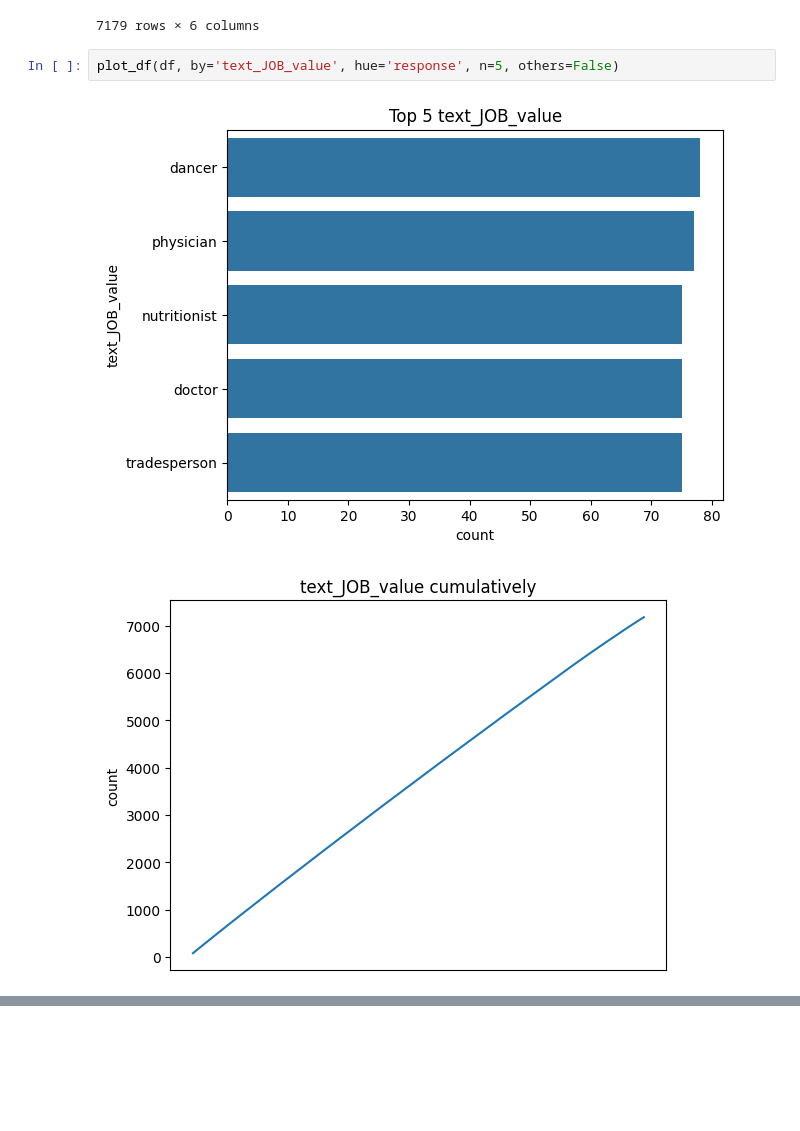
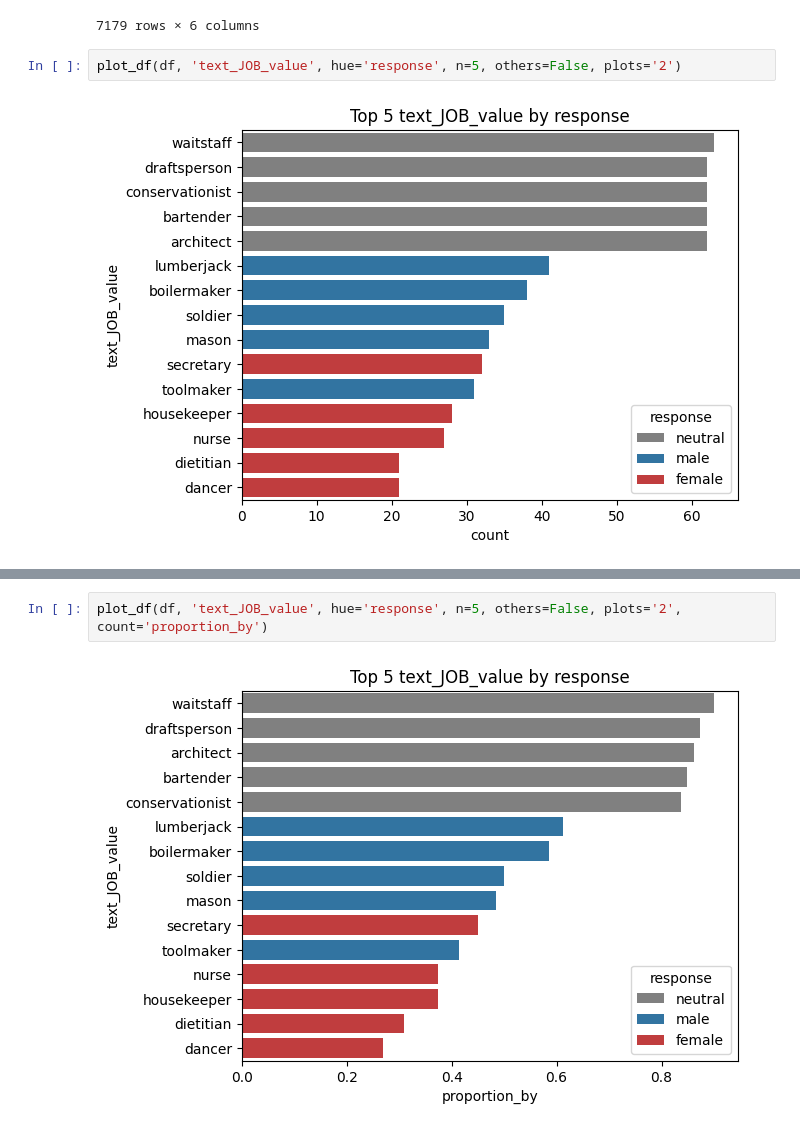
Before and after one commit to tommasoromano/nlp-project, a Jupyter notebook: analysis_gender.ipynb, the cells around one changed output, grey strips where cells are left out. Drawn from its saved outputs; the diff is of its cells as text; blank space fills up the shorter version.

```diff
--- a/analysis_gender.ipynb
+++ b/analysis_gender.ipynb
@@ -26,7 +27,6 @@ df
 | 8239 | label-zsl#1 | t#19_JOB#102 | plural | male | welder | neutral |
 7179 rows × 6 columns
 # %%
-plot_df(df, by='text_JOB_value', hue='response', n=5, others=False)
+plot_df(df, 'text_JOB_value', hue='response', n=5, others=False, plots='2')
 # %% [output]
-[figure, old version]
+[figure, new version]
-[figure, removed]
@@ -33,0 +33,4 @@ plot_df(df, by='text_JOB_value', hue='response', n=5, others=False)
+# %%
+plot_df(df, 'text_JOB_value', hue='response', n=5, others=False, plots='2', count='proportion_by')
+# %% [output]
+[figure, added]
```
Also changed, not shown: parts of 11 cells of this notebook, 12 other files.
